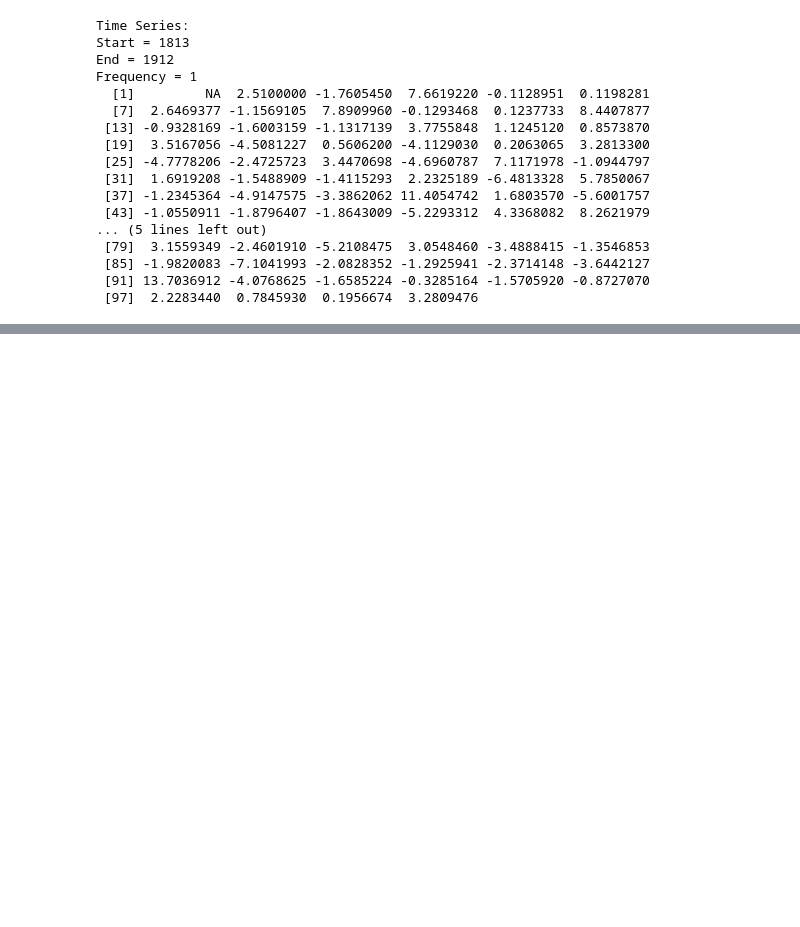
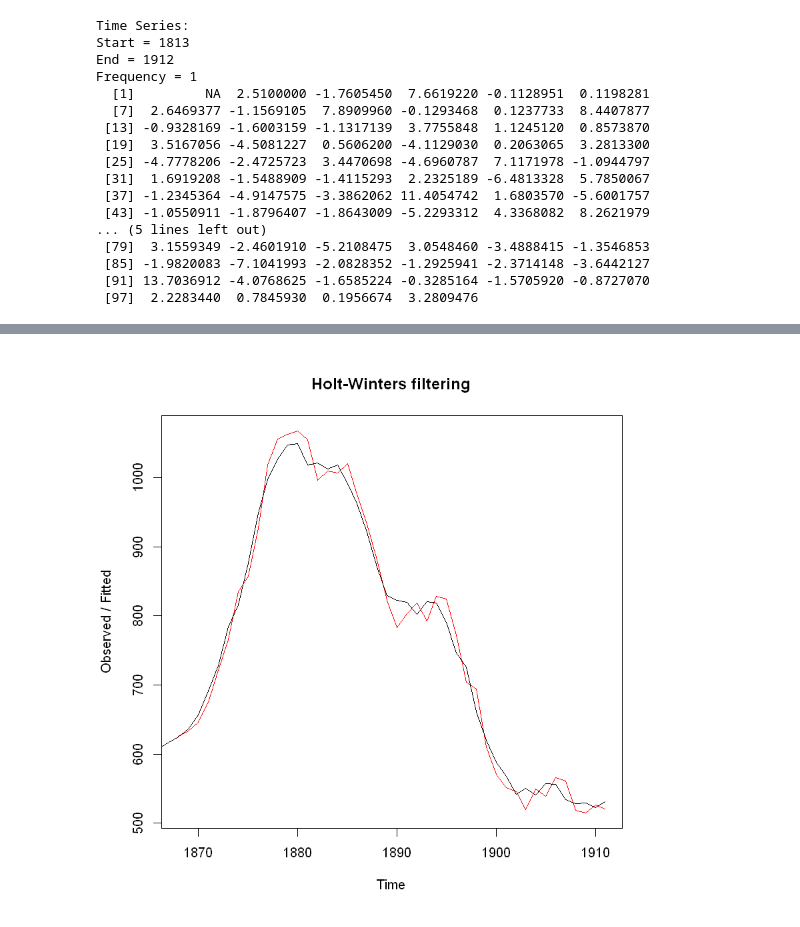
Before and after one commit to iamjz/R-Data, a Jupyter notebook: Timeseries.ipynb, the cells around one changed output, grey strips where cells are left out. Cells and saved outputs as stored; diff of their text form; code cells hidden in the pictures; blank space fills up the shorter version.

```diff
--- a/Timeseries.ipynb
+++ b/Timeseries.ipynb
@@ -491,0 +516,4 @@ ERROR: Error in rainseriesforecasts2[!as.factor(rainseriesforecasts2$residuals),
+# %%
+skirtsseriesforecasts <- HoltWinters(skirtsseries, gamma=FALSE)
+
+skirtsseriesforecasts
@@ -491,0 +543,4 @@ ERROR: Error in rainseriesforecasts2[!as.factor(rainseriesforecasts2$residuals),
+# %%
+plot(skirtsseriesforecasts)
+# %% [output]
+[figure, added]
```
Also changed, not shown: parts of 30 cells of this notebook.
